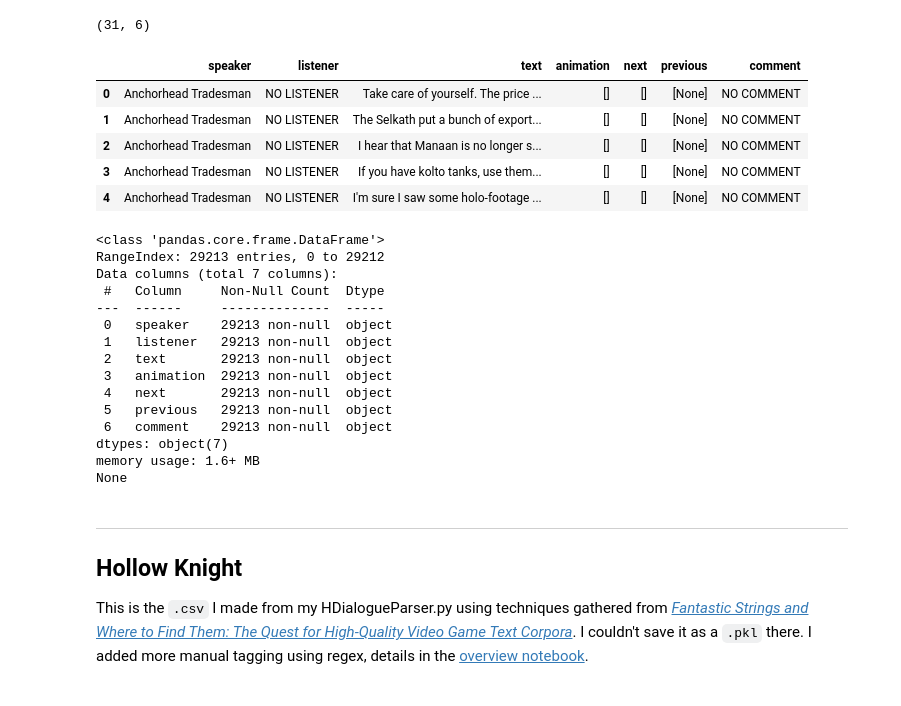
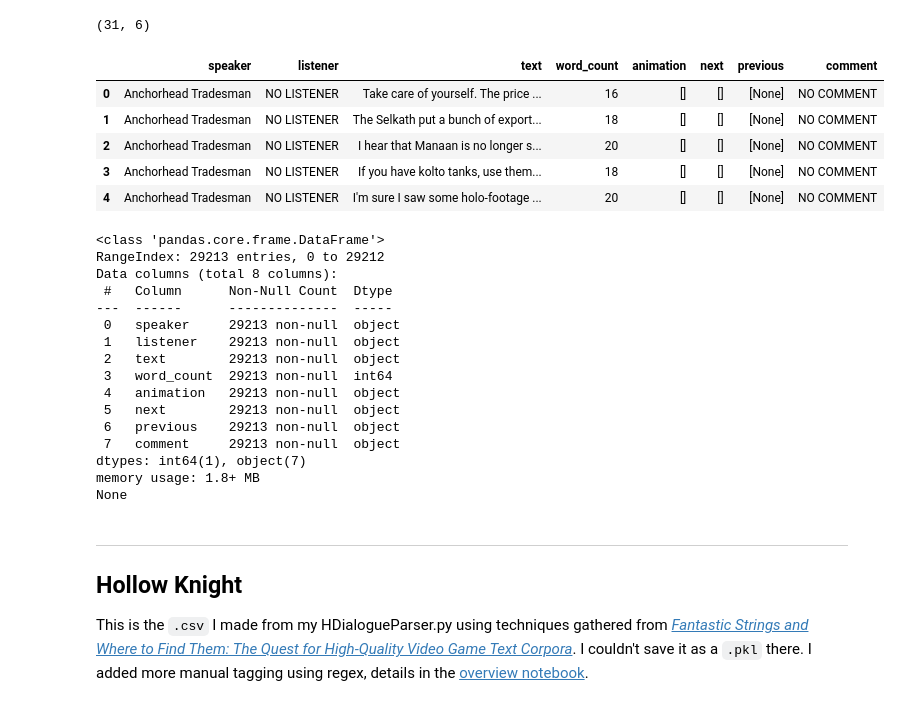
Before and after one commit to Data-Science-for-Linguists-2022/Pragmatics-In-Video-Games, a Jupyter notebook: notebooks/initial_base_data_exploration.ipynb, the cells around one changed output. Cells and saved outputs as stored; diff of their text form; code cells hidden in the pictures.

```diff
--- a/notebooks/initial_base_data_exploration.ipynb
+++ b/notebooks/initial_base_data_exploration.ipynb
@@ -370,33 +372,37 @@ print(meta_df.shape)
 # %%
 # print(kotor_df.info())
 # Let's drop audiofile and source_dlg since I don't have the original copy
 # I am also going to replace NaNs in 'listener' and 'comment' with 'NO LISTENER' and 'NO COMMENT' respectively
 kotor_df['listener'].replace(to_replace=np.nan, value='NO LISTENER', inplace=True)
 kotor_df['comment'].replace(to_replace=np.nan, value='NO COMMENT', inplace=True)
-kotor_df = kotor_df[['speaker', 'listener', 'text', 'animation', 'next', 'previous', 'comment']]
+
+# Finally, word count
+kotor_df['word_count'] = kotor_df['text'].map(lambda x: len(nltk.word_tokenize(x)))
+kotor_df = kotor_df[['speaker', 'listener', 'text', 'word_count', 'animation', 'next', 'previous', 'comment']]
 display(kotor_df.head())
 print(kotor_df.info())
 # %% [output]
-|  | speaker | listener | text | animation | next | previous | comment |
-| 0 | Anchorhead Tradesman | NO LISTENER | Take care of yourself. The price ... | [] | [] | [None] | NO COMMENT |
-| 1 | Anchorhead Tradesman | NO LISTENER | The Selkath put a bunch of export... | [] | [] | [None] | NO COMMENT |
-| 2 | Anchorhead Tradesman | NO LISTENER | I hear that Manaan is no longer s... | [] | [] | [None] | NO COMMENT |
-| 3 | Anchorhead Tradesman | NO LISTENER | If you have kolto tanks, use them... | [] | [] | [None] | NO COMMENT |
-| 4 | Anchorhead Tradesman | NO LISTENER | I'm sure I saw some holo-footage ... | [] | [] | [None] | NO COMMENT |
+|  | speaker | listener | text | word_count | animation | next | previous | comment |
+| 0 | Anchorhead Tradesman | NO LISTENER | Take care of yourself. The price ... | 16 | [] | [] | [None] | NO COMMENT |
+| 1 | Anchorhead Tradesman | NO LISTENER | The Selkath put a bunch of export... | 18 | [] | [] | [None] | NO COMMENT |
+| 2 | Anchorhead Tradesman | NO LISTENER | I hear that Manaan is no longer s... | 20 | [] | [] | [None] | NO COMMENT |
+| 3 | Anchorhead Tradesman | NO LISTENER | If you have kolto tanks, use them... | 18 | [] | [] | [None] | NO COMMENT |
+| 4 | Anchorhead Tradesman | NO LISTENER | I'm sure I saw some holo-footage ... | 20 | [] | [] | [None] | NO COMMENT |
 <class 'pandas.core.frame.DataFrame'>
 RangeIndex: 29213 entries, 0 to 29212
-Data columns (total 7 columns):
- #   Column     Non-Null Count  Dtype
----  ------     --------------  -----
- 0   speaker    29213 non-null  object
- 1   listener   29213 non-null  object
- 2   text       29213 non-null  object
- 3   animation  29213 non-null  object
- 4   next       29213 non-null  object
- 5   previous   29213 non-null  object
- 6   comment    29213 non-null  object
-dtypes: object(7)
-memory usage: 1.6+ MB
+Data columns (total 8 columns):
+ #   Column      Non-Null Count  Dtype
+---  ------      --------------  -----
+ 0   speaker     29213 non-null  object
+ 1   listener    29213 non-null  object
+ 2   text        29213 non-null  object
+ 3   word_count  29213 non-null  int64
+ 4   animation   29213 non-null  object
+ 5   next        29213 non-null  object
+ 6   previous    29213 non-null  object
+ 7   comment     29213 non-null  object
+dtypes: int64(1), object(7)
+memory usage: 1.8+ MB
 None
 # %%
 # Save a sample pkl and the main pkl, let the sample pkl be just the first 5000 data entries
```
Also changed, not shown: parts of 6 cells of this notebook, 7 other files.
